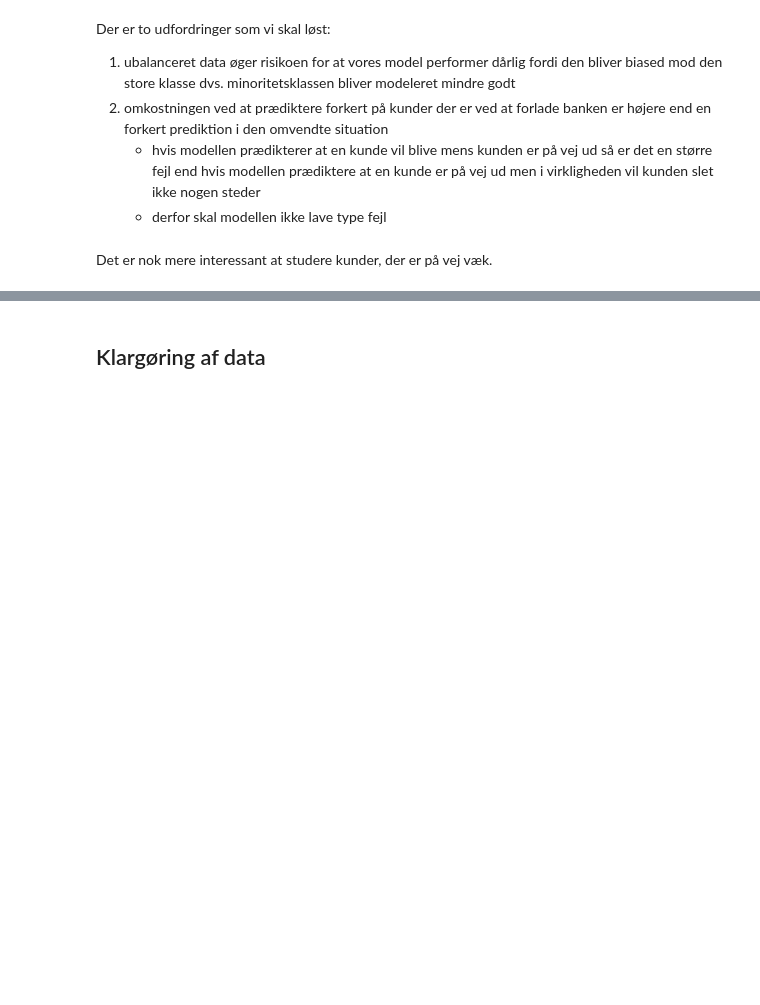
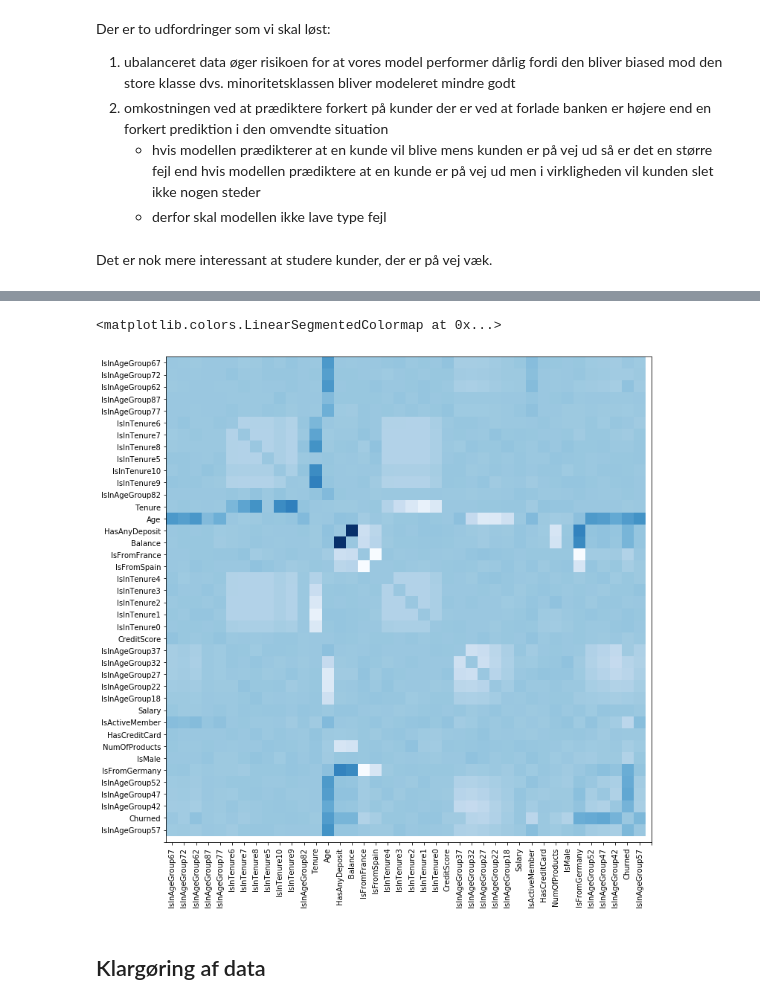
Before and after one commit to sheikhomar/lunch, a Jupyter notebook: analysis.ipynb, the cells around one changed output, grey strips where cells are left out. Saved outputs shown, nothing was run; the diff lists cells and outputs as text; code cells hidden in the pictures; blank space fills up the shorter version.

```diff
--- a/analysis.ipynb
+++ b/analysis.ipynb
@@ -442,3 +509,38 @@ Det er nok mere interessant at studere kunder, der er på vej væk.
+# %%
+sns.diverging_palette(20, 220, n=200, as_cmap=True)
+# %% [output]
+<matplotlib.colors.LinearSegmentedColormap at 0x...>
+# %%
+from sklearn.cluster import SpectralBiclustering
+corr_columns = list(df_data.corr().columns)
+df_corr_data = np.array(df_data.corr())
+
+# Slet variancen for at skabe bedre clusters
+I = np.eye(*df_corr_data.shape)
+df_corr_data = df_corr_data - I
+
+# Forsøg at skabe nogle clusters
+model = SpectralBiclustering(n_clusters=7, method='log', random_state=42)
+model = model.fit(df_corr_data)
+
+# Sorter rækker og kolonner
+fit_data = df_corr_data[np.argsort(model.row_labels_)]
+fit_data = fit_data[:, np.argsort(model.column_labels_)]
+
+# Plot data
+fig, ax = plt.subplots(figsize=(12, 12))
+ax.matshow(fit_data, cmap=plt.cm.Blues)
+
+# Får tekster på plot
+reordered_cols_idx = np.argsort(model.column_labels_)
+reordered_columns = [corr_columns[i] for i in reordered_cols_idx]
+ax.set_xticklabels(reordered_columns,  rotation=90);
+ax.set_yticklabels(reordered_columns);
+ax.set_xticks(list(range(41)))
+ax.set_yticks(list(range(41)))
+ax.xaxis.set_ticks_position('bottom');
+# %% [output]
+[figure, added]
 # %% [markdown]
 ## Klargøring af data
 # %% [markdown]
```
Also changed, not shown: parts of 21 cells of this notebook.
